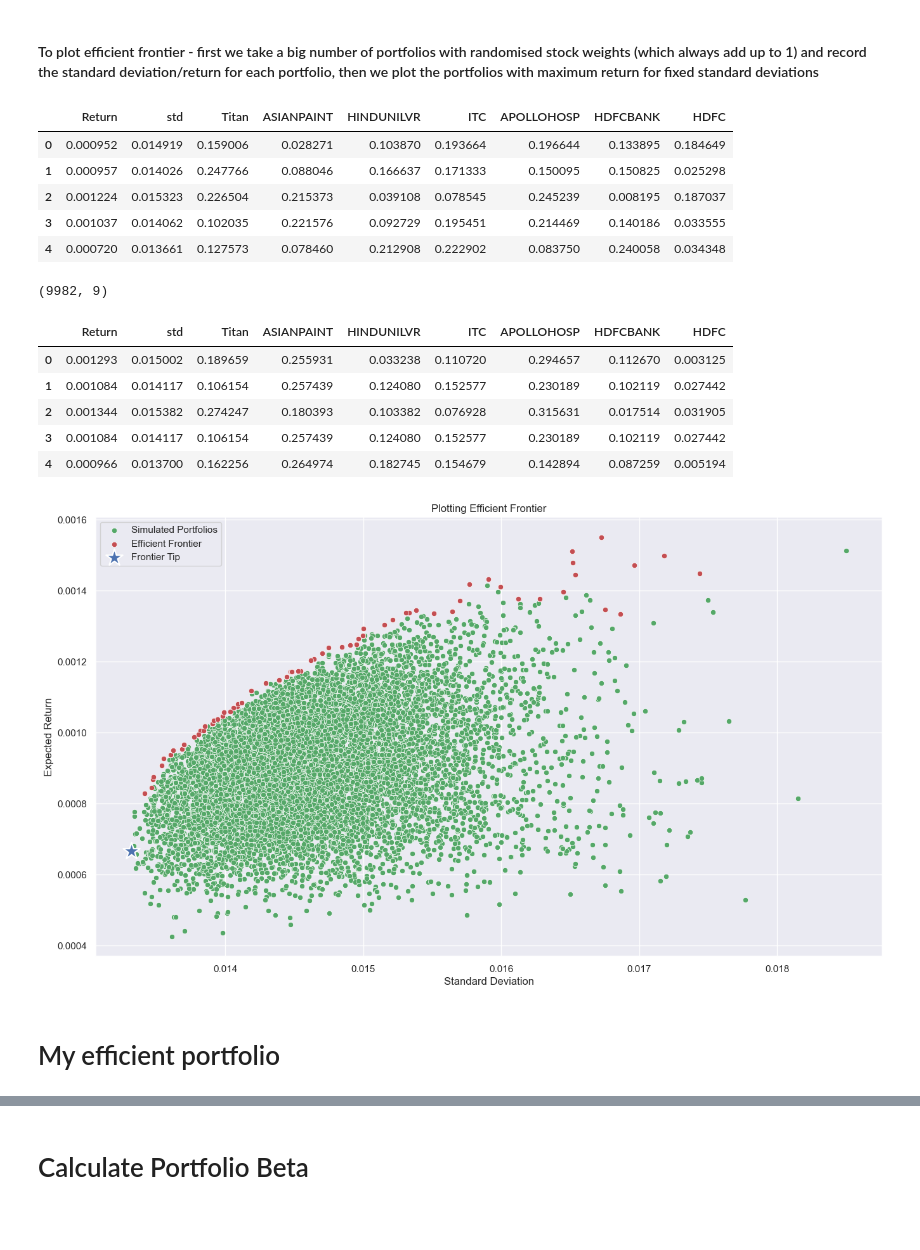
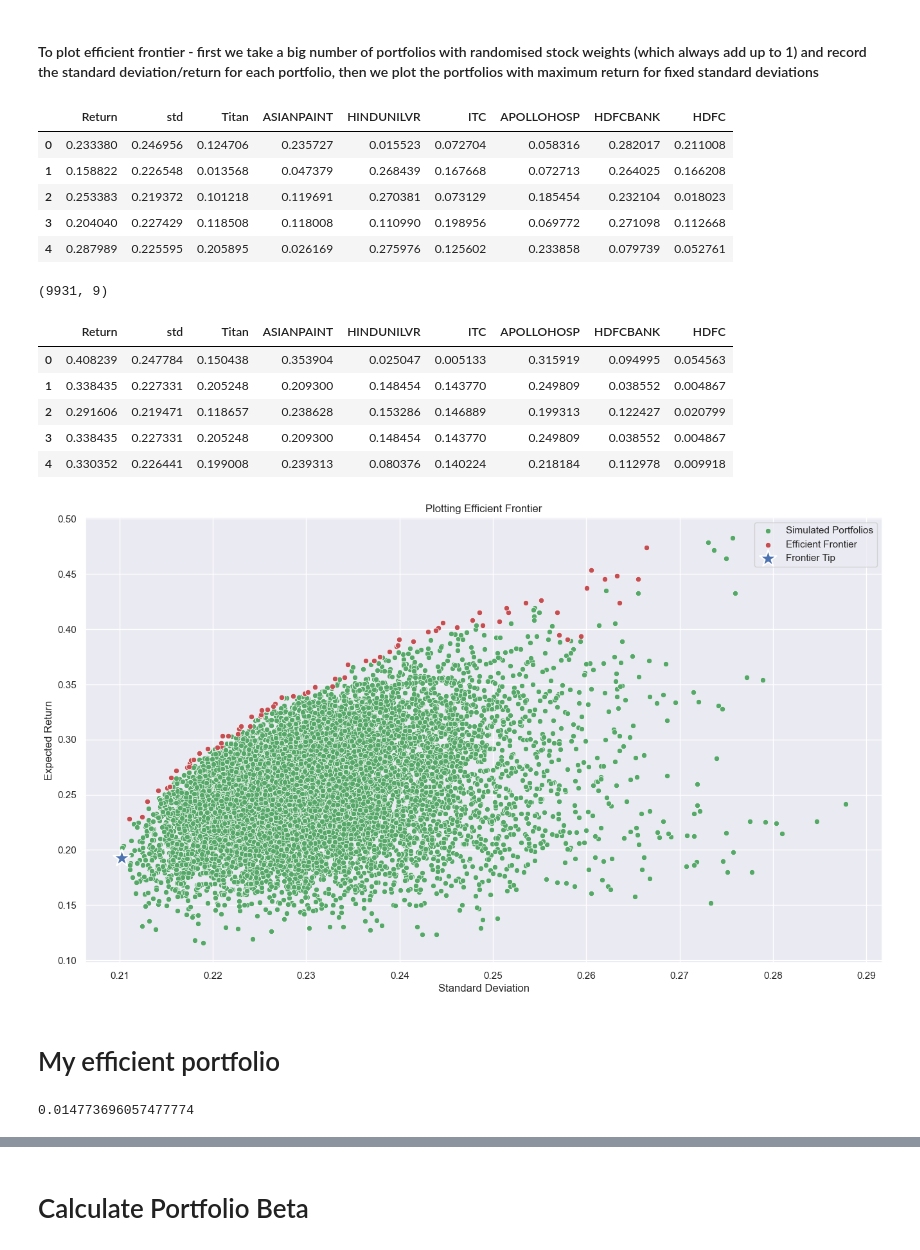
Before and after one commit to yotitan/DA226O-Project1, a Jupyter notebook: 2 - Calculations.ipynb, the cells around one changed output, grey strips where cells are left out. Drawn from its saved outputs; the diff is of its cells as text; code cells hidden in the pictures; blank space fills up the shorter version.

```diff
--- a/2 - Calculations.ipynb
+++ b/2 - Calculations.ipynb
@@ -307,8 +331,8 @@ for iteration in range( 10000 ):
 # %%
 graph_df = pd.DataFrame( )
 
-graph_df['Return'] = graph_returns
-graph_df['std'] = graph_std
+graph_df['Return'] = ( ( pd.Series(graph_returns) + 1 ) ** 250 ) - 1
+graph_df['std'] = pd.Series( graph_std ) * np.sqrt( 250 )
 
 for idx, stock in enumerate( chosen_ones ):
     graph_df[stock] = np.asarray( graph_weights )[:,idx]
@@ -316,18 +340,18 @@ for idx, stock in enumerate( chosen_ones ):
 graph_df.head( )
 # %% [output]
 |  | Return | std | Titan | ASIANPAINT | HINDUNILVR | ITC | APOLLOHOSP | HDFCBANK | HDFC |
-| 0 | 0.000952 | 0.014919 | 0.159006 | 0.028271 | 0.103870 | 0.193664 | 0.196644 | 0.133895 | 0.184649 |
-| 1 | 0.000957 | 0.014026 | 0.247766 | 0.088046 | 0.166637 | 0.171333 | 0.150095 | 0.150825 | 0.025298 |
-| 2 | 0.001224 | 0.015323 | 0.226504 | 0.215373 | 0.039108 | 0.078545 | 0.245239 | 0.008195 | 0.187037 |
-| 3 | 0.001037 | 0.014062 | 0.102035 | 0.221576 | 0.092729 | 0.195451 | 0.214469 | 0.140186 | 0.033555 |
-| 4 | 0.000720 | 0.013661 | 0.127573 | 0.078460 | 0.212908 | 0.222902 | 0.083750 | 0.240058 | 0.034348 |
+| 0 | 0.233380 | 0.246956 | 0.124706 | 0.235727 | 0.015523 | 0.072704 | 0.058316 | 0.282017 | 0.211008 |
+| 1 | 0.158822 | 0.226548 | 0.013568 | 0.047379 | 0.268439 | 0.167668 | 0.072713 | 0.264025 | 0.166208 |
+| 2 | 0.253383 | 0.219372 | 0.101218 | 0.119691 | 0.270381 | 0.073129 | 0.185454 | 0.232104 | 0.018023 |
+| 3 | 0.204040 | 0.227429 | 0.118508 | 0.118008 | 0.110990 | 0.198956 | 0.069772 | 0.271098 | 0.112668 |
+| 4 | 0.287989 | 0.225595 | 0.205895 | 0.026169 | 0.275976 | 0.125602 | 0.233858 | 0.079739 | 0.052761 |
 # %%
 frontier_df = pd.DataFrame( )
-tol = 1e-4
+tol = 0.001
 
 for std in graph_df['std'].unique( ):
     # Get maximum/minimum return for current standard deviation
-    if len( graph_df[ np.abs(graph_df['std'] - std)<=tol ] ) < 10:
+    if len( graph_df[ np.abs(graph_df['std'] - std)<=tol ] ) < 20:
         continue
 
     max_index = graph_df[ np.abs(graph_df['std'] - std)<=tol ]['Return'].idxmax( )
@@ -342,30 +366,30 @@ for std in graph_df['std'].unique( ):
 print( frontier_df.shape )
 frontier_df.head( )
 # %% [output]
-(9982, 9)
+(9931, 9)
 |  | Return | std | Titan | ASIANPAINT | HINDUNILVR | ITC | APOLLOHOSP | HDFCBANK | HDFC |
-| 0 | 0.001293 | 0.015002 | 0.189659 | 0.255931 | 0.033238 | 0.110720 | 0.294657 | 0.112670 | 0.003125 |
-| 1 | 0.001084 | 0.014117 | 0.106154 | 0.257439 | 0.124080 | 0.152577 | 0.230189 | 0.102119 | 0.027442 |
-| 2 | 0.001344 | 0.015382 | 0.274247 | 0.180393 | 0.103382 | 0.076928 | 0.315631 | 0.017514 | 0.031905 |
-| 3 | 0.001084 | 0.014117 | 0.106154 | 0.257439 | 0.124080 | 0.152577 | 0.230189 | 0.102119 | 0.027442 |
-| 4 | 0.000966 | 0.013700 | 0.162256 | 0.264974 | 0.182745 | 0.154679 | 0.142894 | 0.087259 | 0.005194 |
+| 0 | 0.408239 | 0.247784 | 0.150438 | 0.353904 | 0.025047 | 0.005133 | 0.315919 | 0.094995 | 0.054563 |
+| 1 | 0.338435 | 0.227331 | 0.205248 | 0.209300 | 0.148454 | 0.143770 | 0.249809 | 0.038552 | 0.004867 |
+| 2 | 0.291606 | 0.219471 | 0.118657 | 0.238628 | 0.153286 | 0.146889 | 0.199313 | 0.122427 | 0.020799 |
+| 3 | 0.338435 | 0.227331 | 0.205248 | 0.209300 | 0.148454 | 0.143770 | 0.249809 | 0.038552 | 0.004867 |
+| 4 | 0.330352 | 0.226441 | 0.199008 | 0.239313 | 0.080376 | 0.140224 | 0.218184 | 0.112978 | 0.009918 |
 # %%
 # Get the tip of efficient frontier
 min_index = np.argmin( graph_df['std'] )
 # %%
 # Plot iteration outcome
 sns.scatterplot( x=graph_df['std'], y=graph_df['Return'], marker='o', color='g', label='Simulated Portfolios' )
 
 # Plot efficient frontier (and tip)
 sns.scatterplot( x=frontier_df['std'], y=frontier_df['Return'], color='r', label='Efficient Frontier' )
-sns.scatterplot( x=[graph_std[ min_index ]], y=[graph_returns[ min_index ]], marker='*', color='b', s=400, label='Frontier Tip'  )
+sns.scatterplot( x=list( graph_df['std'][ min_index:min_index+1] ), y=list( graph_df['Return'][ min_index:min_index+1 ] ), marker='*', color='b', s=400, label='Frontier Tip'  )
 
 plt.xlabel( 'Standard Deviation' )
 plt.ylabel( 'Expected Return' )
 plt.title( 'Plotting Efficient Frontier' )
 
 plt.show( )
 # %% [output]
-[figure, old version]
+[figure, new version]
 # %% [markdown]
 # My efficient portfolio
@@ -374,3 +399,7 @@ risk_factor = 0.0155
+# %%
+train_std_return[index_one]
+# %% [output]
+0.014773696057477774
 # %%
 max_index = graph_df[ np.abs(graph_df['std'] - risk_factor)<=tol ]['Return'].idxmax( )
 
```
Also changed, not shown: parts of 21 cells of this notebook.
